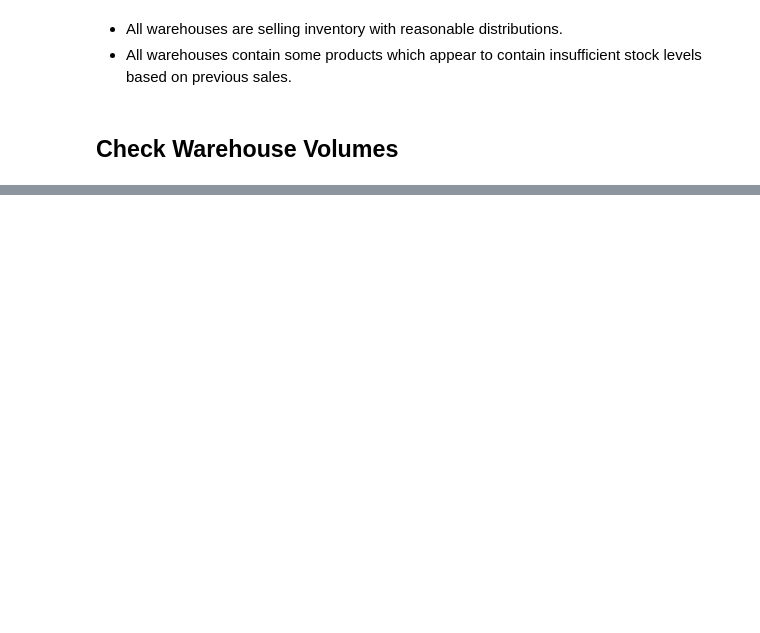
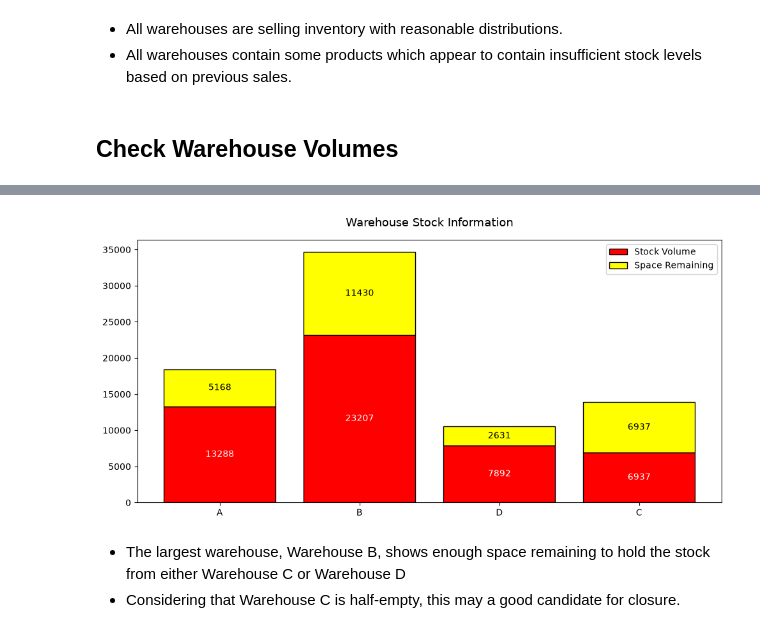
Before and after one commit to BCPMcustom/courseraSQL, a Jupyter notebook: Course#10/MintClassics.ipynb, the cells around one changed output, grey strips where cells are left out. Saved outputs shown, nothing was run; the diff lists cells and outputs as text; code cells hidden in the pictures; blank space fills up the shorter version.

```diff
--- a/Course#10/MintClassics.ipynb
+++ b/Course#10/MintClassics.ipynb
@@ -168,0 +174,4 @@ plt.close('all')
+# %%
+df_WH = pd.read_csv('capacityInfo.csv')
+df_WH['warehouseCode'] = df_WH['warehouseCode'].str.upper()
+df_WH
@@ -168,0 +184,30 @@ plt.close('all')
+# %%
+fig, ax = plt.subplots(figsize=(10, 5))
+
+rects1 = ax.bar(df_WH['warehouseCode'],
+           df_WH['stockVolume'],
+           color='red',
+           edgecolor='black',
+           label ='Stock Volume')
+
+rects2 = ax.bar(df_WH['warehouseCode'],
+           df_WH['spaceRemaining'],
+           bottom=df_WH['stockVolume'],
+           color='yellow',
+           edgecolor='black',
+           label='Space Remaining')
+
+ax.bar_label(rects1, fmt='%.0f', label_type='center', color='white')
+ax.bar_label(rects2, fmt='%.0f', label_type='center')
+
+ax.set_title('Warehouse Stock Information', fontsize=13, pad=15)
+ax.legend()
+
+plt.tight_layout()
+plt.show()
+plt.close('all')
+# %% [output]
+[figure, added]
+# %% [markdown]
+- The largest warehouse, Warehouse B, shows enough space remaining to hold the stock from either Warehouse C or Warehouse D
+- Considering that Warehouse C is half-empty, this may a good candidate for closure.
```
Also changed, not shown: parts of 3 cells of this notebook, 2 other files.
